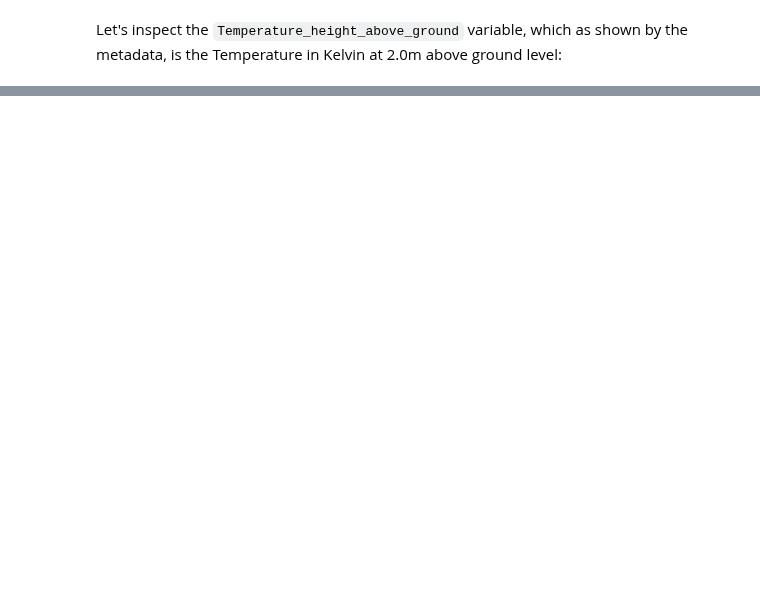
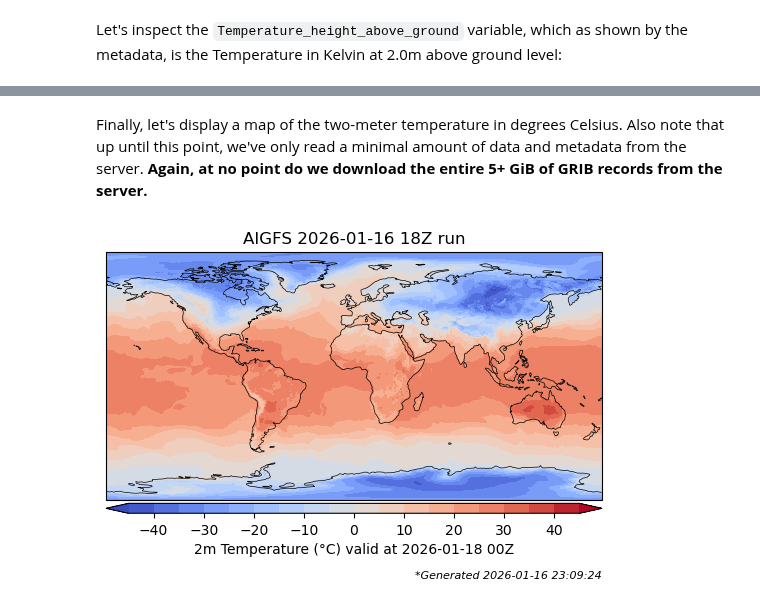
Before and after one commit to Unidata/unidata-cellar, a Jupyter notebook: 2026/01/aigfs_announcement/notebook/aigfs-announcement-example.ipynb, the cells around one changed output, grey strips where cells are left out. Cells and saved outputs as stored; diff of their text form; code cells hidden in the pictures; blank space fills up the shorter version.

Commit message:
Add xarray and datetime flavor

```diff
--- a/2026/01/aigfs_announcement/notebook/aigfs-announcement-example.ipynb
+++ b/2026/01/aigfs_announcement/notebook/aigfs-announcement-example.ipynb
@@ -21,0 +11,3 @@ dependencies:
+# %%
+with open("env.yml") as f:
+    print(f.read())
@@ -112,0 +122,35 @@ figtext = plt.figtext(0.9, 0.07, '*Generated {}Z'.format(generation_time),
+# %% [markdown]
+Finally, let's display a map of the two-meter temperature in degrees Celsius. Also note that up until this point, we've only read a minimal amount of data and metadata from the server. **Again, at no point do we download the entire 5+ GiB of GRIB records from the server.**
+# %%
+generation_time = datetime.now(UTC).strftime("%Y-%m-%d %H:%M:%S")
+run_time = forecast_temperature.reftime.dt.strftime("%Y-%m-%d %H").values
+valid_time = forecast_temperature.metpy.time.dt.strftime("%Y-%m-%d %H").values
+
+temperature_range = np.arange(-45, 46, 5) * units.degC
+plot_projection = ccrs.PlateCarree()
+
+fig = plt.figure()
+ax = plt.axes(projection=plot_projection)
+
+cax = ax.contourf(
+    forecast_temperature.metpy.longitude, forecast_temperature.metpy.latitude,
+    forecast_temperature,
+    temperature_range, cmap='coolwarm', extend='both',
+    transform=forecast_temperature.metpy.cartopy_crs)
+
+cb = plt.colorbar(
+    cax, orientation='horizontal', pad=0.01, aspect=50, extend=True,
+    label=f'2m Temperature ({forecast_temperature.metpy.units:~P}) valid at {valid_time}Z')
+
+ax.add_feature(cfeature.COASTLINE, linewidth=0.5)
+
+ax.set_title(f'AIGFS {run_time}Z run')
+
+figtext = plt.figtext(
+    0.9, 0.07,
+    f'*Generated {generation_time}',
+    horizontalalignment='right',
+    fontsize=8,
+    style='italic')
+# %% [output]
+[figure, added]
```
Also changed, not shown: parts of 10 cells of this notebook.
